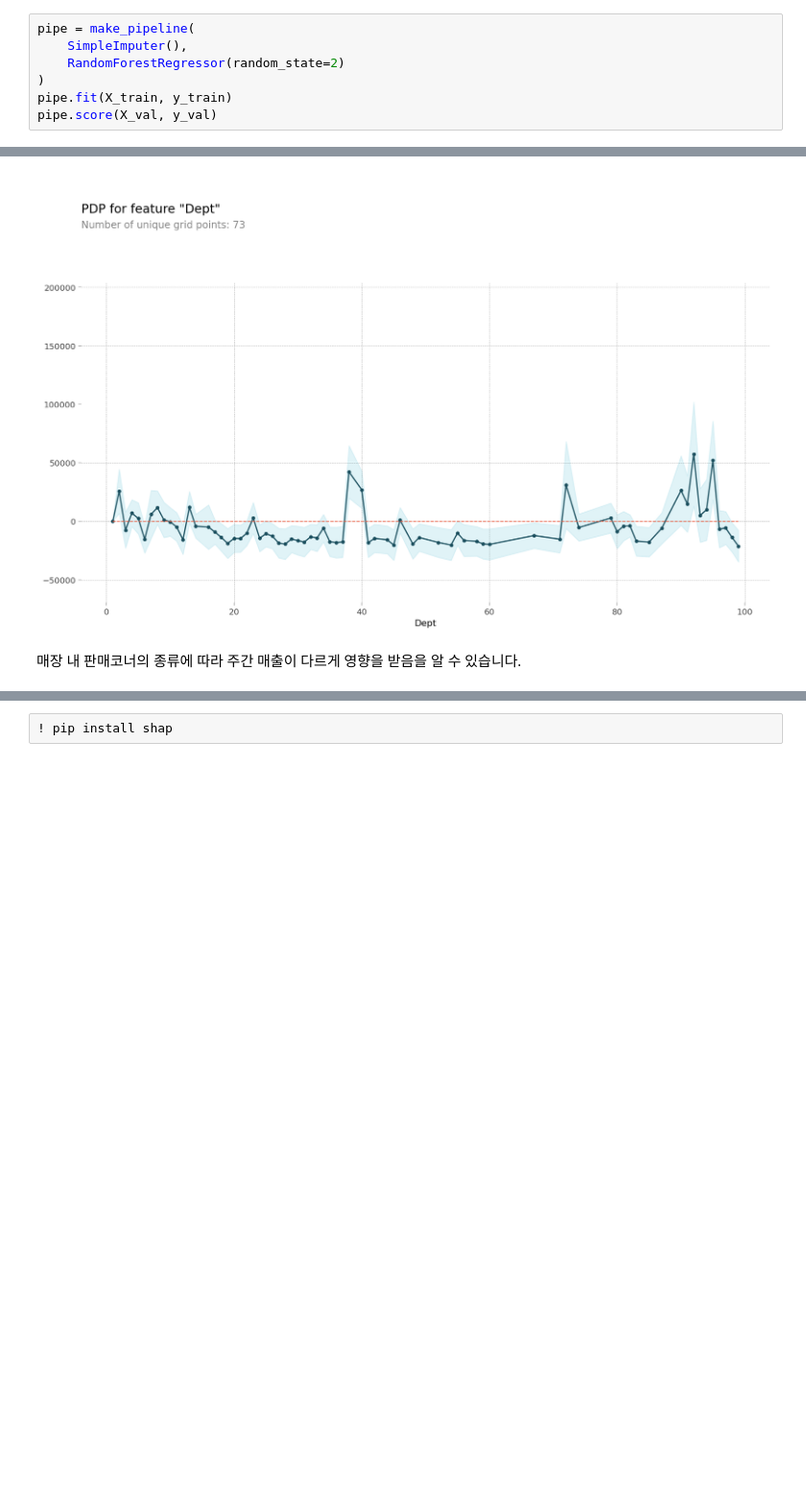
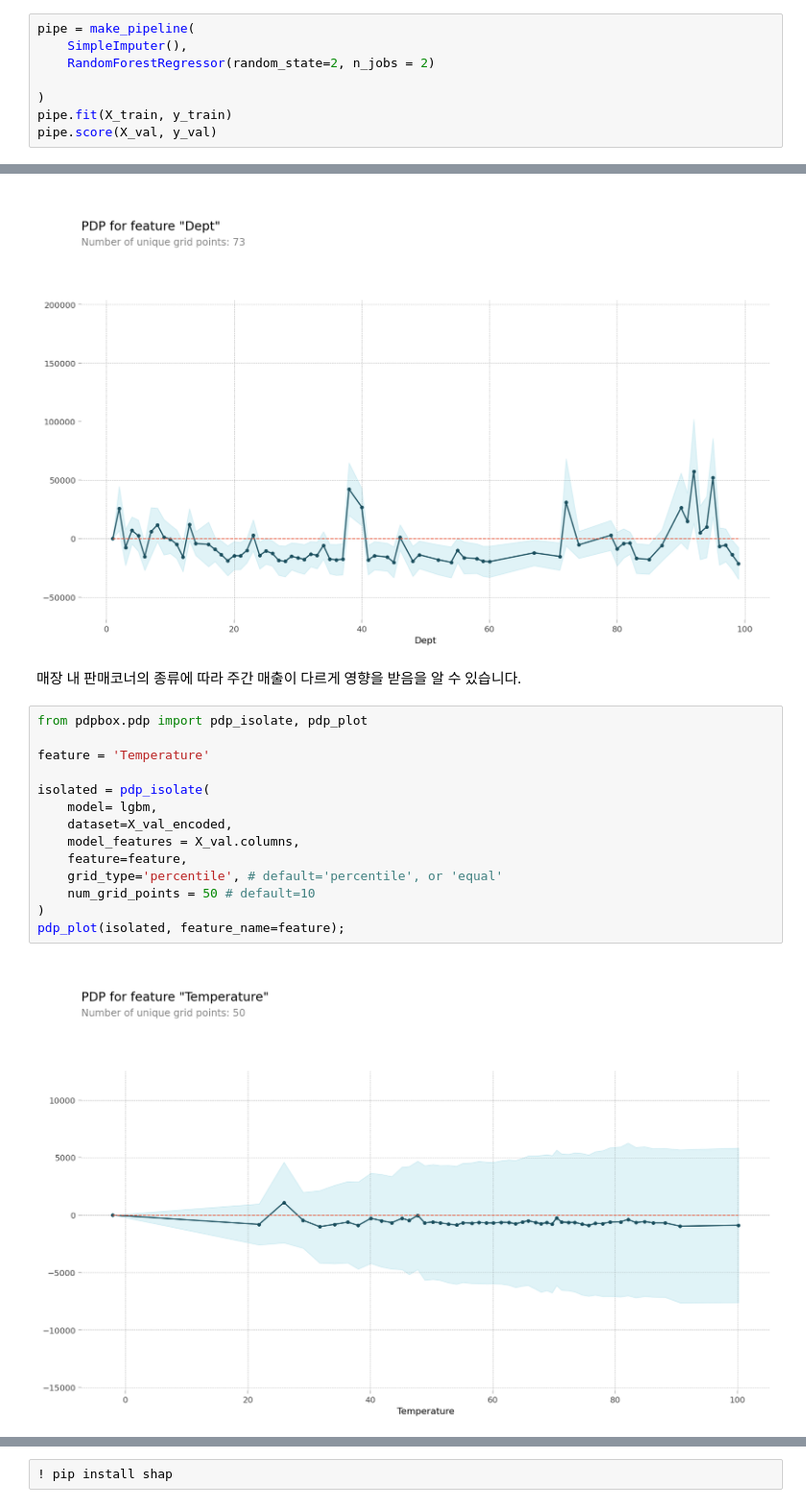
Before and after one commit to winocas/bootcamp_project, a Jupyter notebook: session2/AI_01_성의창_Section2(모델링)_ipynb.ipynb, the cells around one changed output, grey strips where cells are left out. Shown at 96% size. Cells and saved outputs as stored; diff of their text form; blank space fills up the shorter version.

```diff
--- a/session2/AI_01_성의창_Section2(모델링)_ipynb.ipynb
+++ b/session2/AI_01_성의창_Section2(모델링)_ipynb.ipynb
@@ -123,7 +123,8 @@ from sklearn.compose import TransformedTargetRegressor
 # %%
 pipe = make_pipeline(
     SimpleImputer(),
-    RandomForestRegressor(random_state=2)
+    RandomForestRegressor(random_state=2, n_jobs = 2)
+
 )
 pipe.fit(X_train, y_train)
 pipe.score(X_val, y_val)
@@ -342,3 +343,19 @@ pdp_plot(isolated, feature_name=feature);
 [figure]
 # %% [markdown]
 매장 내 판매코너의 종류에 따라 주간 매출이 다르게 영향을 받음을 알 수 있습니다.
+# %%
+from pdpbox.pdp import pdp_isolate, pdp_plot
+
+feature = 'Temperature'
+
+isolated = pdp_isolate(
+    model= lgbm,
+    dataset=X_val_encoded,
+    model_features = X_val.columns,
+    feature=feature,
+    grid_type='percentile', # default='percentile', or 'equal'
+    num_grid_points = 50 # default=10
+)
+pdp_plot(isolated, feature_name=feature);
+# %% [output]
+[figure, added]
```
Also changed, not shown: parts of 9 cells of this notebook.
